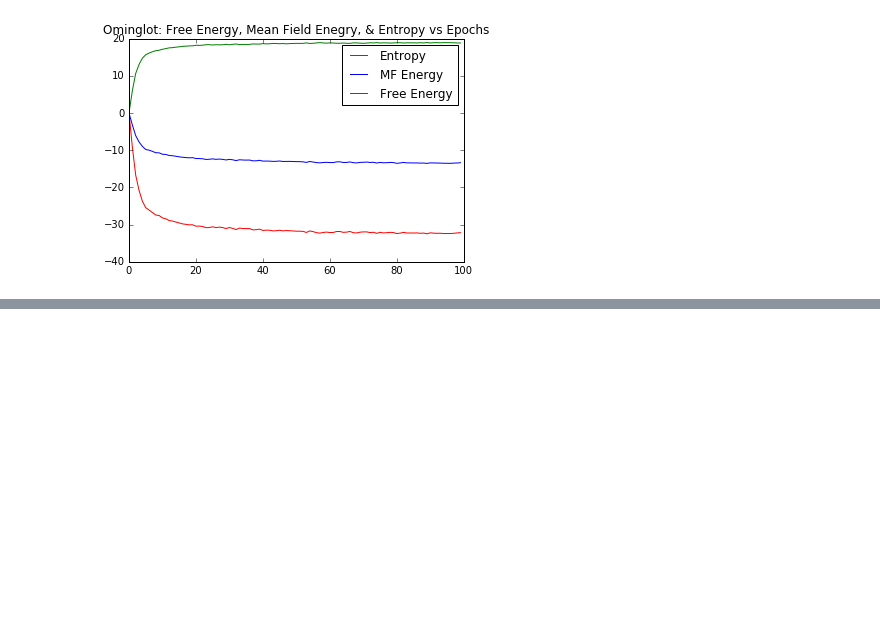
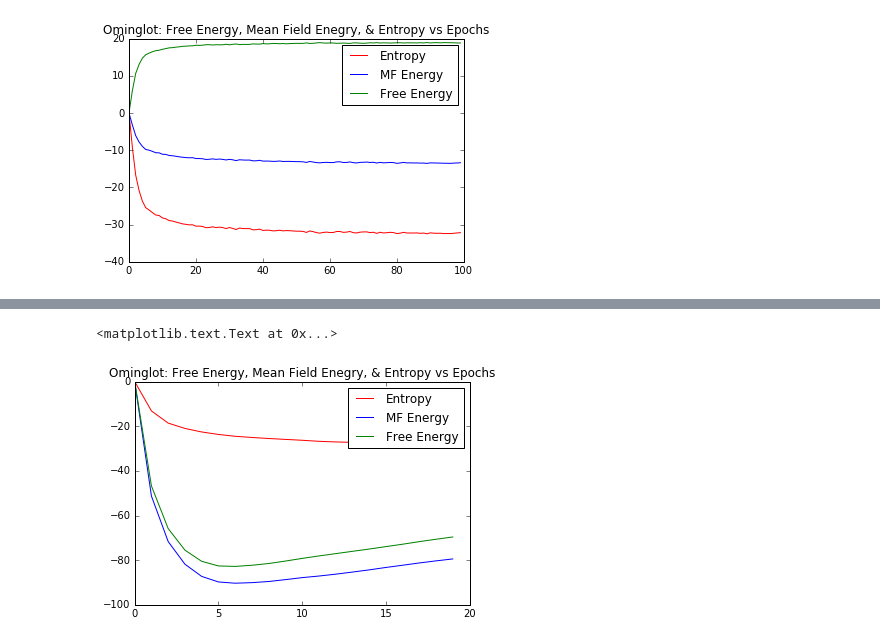
Before and after one commit to charlesmartin14/emf-rbm, a Jupyter notebook: EMF_RBM_Ominglot-20.ipynb, the cells around one changed output, grey strips where cells are left out. Saved outputs shown, nothing was run; the diff lists cells and outputs as text; code cells hidden in the pictures; blank space fills up the shorter version.

```diff
--- a/EMF_RBM_Ominglot-20.ipynb
+++ b/EMF_RBM_Ominglot-20.ipynb
@@ -254,3 +254,16 @@ plt.title("Ominglot: Free Energy, Mean Field Enegry, & Entropy vs Epochs")
 # %% [output]
 <matplotlib.text.Text at 0x...>
 [figure]
+# %%
+rbm = emf_rbm.EMF_RBM(verbose=True, monitor=True, learning_rate=0.1, neq_steps=5, n_iter=20, batch_size=10, weight_decay='L1')
+print rbm
+rbm= rbm.fit(X_train)
+
+F_train = rbm.transform(X_train)
+F_test = rbm.transform(X_test)
+
+classifier = LinearSVC(C=1.0)
+classifier.fit(F_train, train_y)
+pred_y = classifier.predict(F_test)
+emf_accuracy = accuracy_score(y_pred=pred_y, y_true=test_y)
+print classifier, emf_accuracy
@@ -256,0 +288,9 @@ plt.title("Ominglot: Free Energy, Mean Field Enegry, & Entropy vs Epochs")
+# %%
+plt.plot(rbm.entropies-rbm.entropies[0], color='red', label='Entropy')
+plt.plot(rbm.mean_field_energies-rbm.mean_field_energies[0], color='blue', label='MF Energy')
+plt.plot(rbm.free_energies-rbm.free_energies[0], color='green', label='Free Energy')
+plt.legend(loc='upper right')
+plt.title("Ominglot: Free Energy, Mean Field Enegry, & Entropy vs Epochs")
+# %% [output]
+<matplotlib.text.Text at 0x...>
+[figure, added]
```
Also changed, not shown: parts of 4 cells of this notebook, 2 other files.
